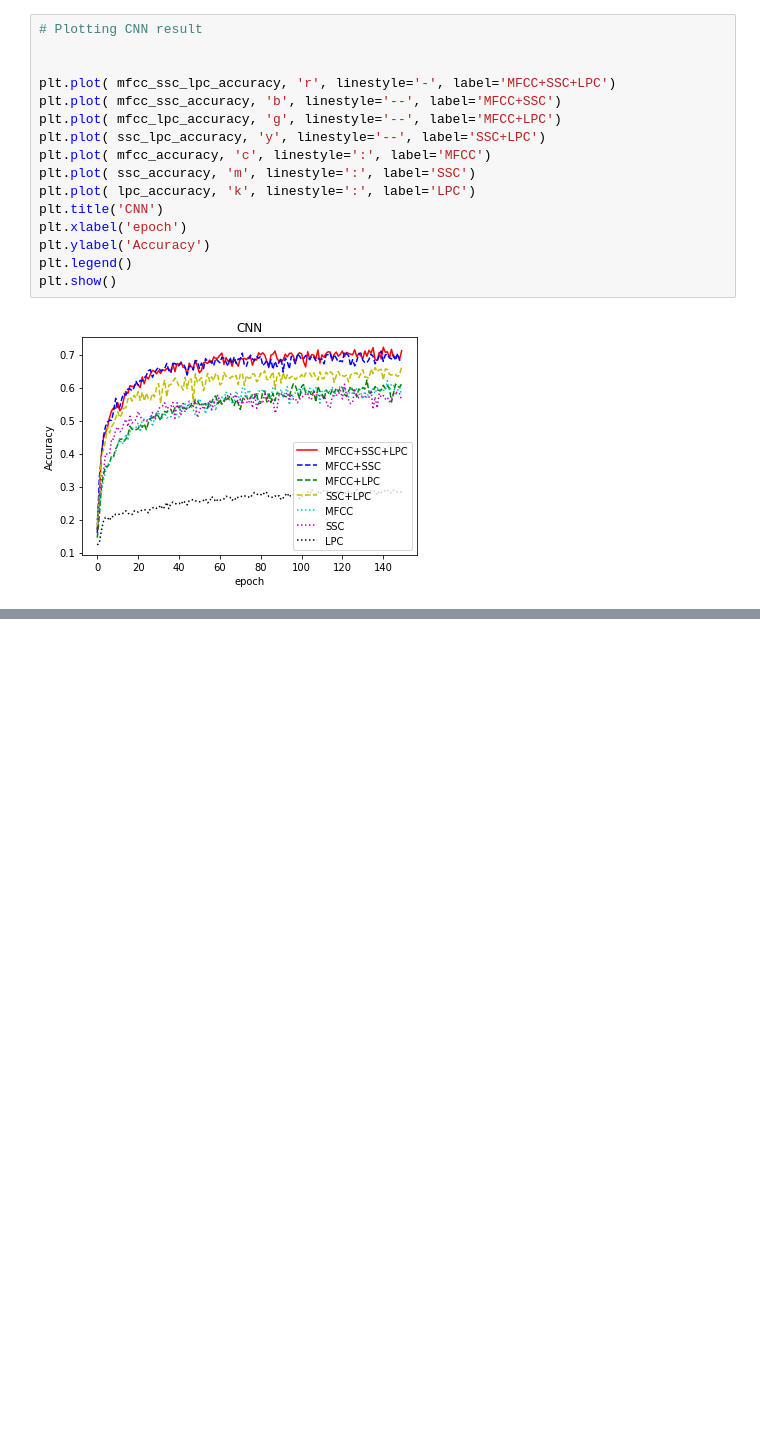
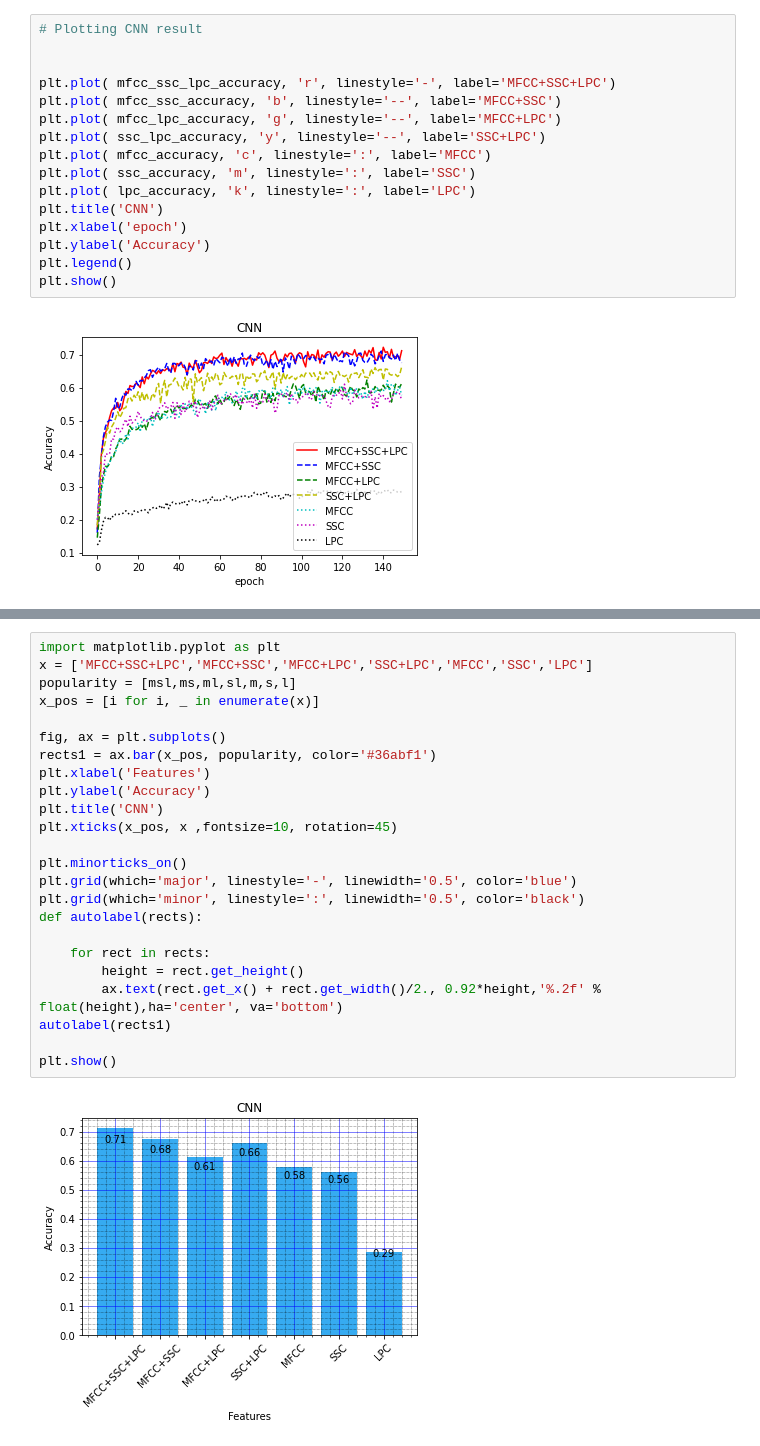
Before and after one commit to Mayur290/speech-emotion-recognition, a Jupyter notebook: CNN.ipynb, the cells around one changed output, grey strips where cells are left out. Cells and saved outputs as stored; diff of their text form; blank space fills up the shorter version.

```diff
--- a/CNN.ipynb
+++ b/CNN.ipynb
@@ -867,0 +866,26 @@ plt.show()
+# %%
+import matplotlib.pyplot as plt
+x = ['MFCC+SSC+LPC','MFCC+SSC','MFCC+LPC','SSC+LPC','MFCC','SSC','LPC']
+popularity = [msl,ms,ml,sl,m,s,l]
+x_pos = [i for i, _ in enumerate(x)]
+
+fig, ax = plt.subplots()
+rects1 = ax.bar(x_pos, popularity, color='#36abf1')
+plt.xlabel('Features')
+plt.ylabel('Accuracy')
+plt.title('CNN')
+plt.xticks(x_pos, x ,fontsize=10, rotation=45)
+
+plt.minorticks_on()
+plt.grid(which='major', linestyle='-', linewidth='0.5', color='blue')
+plt.grid(which='minor', linestyle=':', linewidth='0.5', color='black')
+def autolabel(rects):
+
+    for rect in rects:
+        height = rect.get_height()
+        ax.text(rect.get_x() + rect.get_width()/2., 0.92*height,'%.2f' % float(height),ha='center', va='bottom')
+autolabel(rects1)
+
+plt.show()
+# %% [output]
+[figure, added]
```
Also changed, not shown: parts of 1 cell of this notebook.
